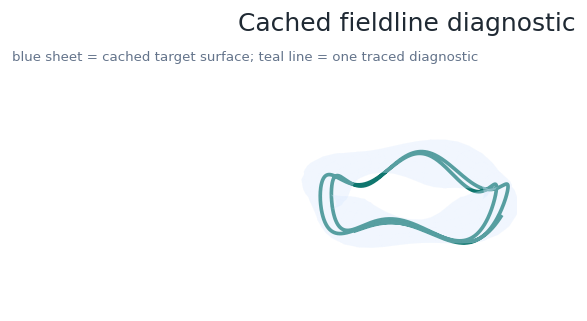
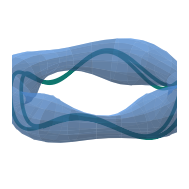
Unified diff of the notebook cell whose output changed from the first chart to the second:
--- before
+++ after
@@ -2,8 +2,7 @@
 fig = plt.figure(figsize=(7.0, 3.9))
 ax = fig.add_subplot(111, projection="3d")
-ax.plot_surface(surface["x"], surface["y"], surface["z"], color="#dbeafe", linewidth=0, alpha=0.20, shade=False, rstride=2, cstride=2)
+ax.plot_surface(surface["x"], surface["y"], surface["z"], color="#60a5fa", linewidth=0, alpha=0.52, shade=True, rstride=2, cstride=2)
 ax.plot(fieldline.x, fieldline.y, fieldline.z, color="#0f766e", lw=2.2)
-frame_3d_axes(ax, "Cached fieldline diagnostic", elev=23, azim=31, zoom=2.05, rect=(-0.08, -0.18, 1.18, 1.22))
-ax.figure.text(0.03, 0.86, "blue sheet = cached target surface; teal line = one traced diagnostic", fontsize=8, color=PALETTE["gray"])
+frame_3d_axes(ax, None, elev=23, azim=31, zoom=2.65, rect=(-0.14, -0.24, 1.31, 1.34))
 savefig(fig, "06_fieldlines.png")
 plt.show()

Commit: Refactor lecture decks with richer concept explanations